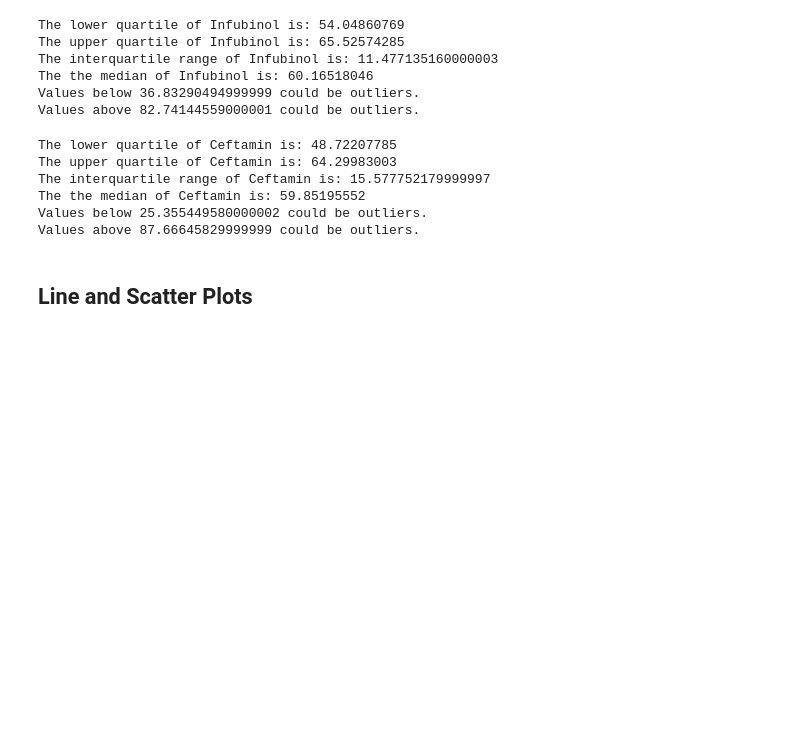
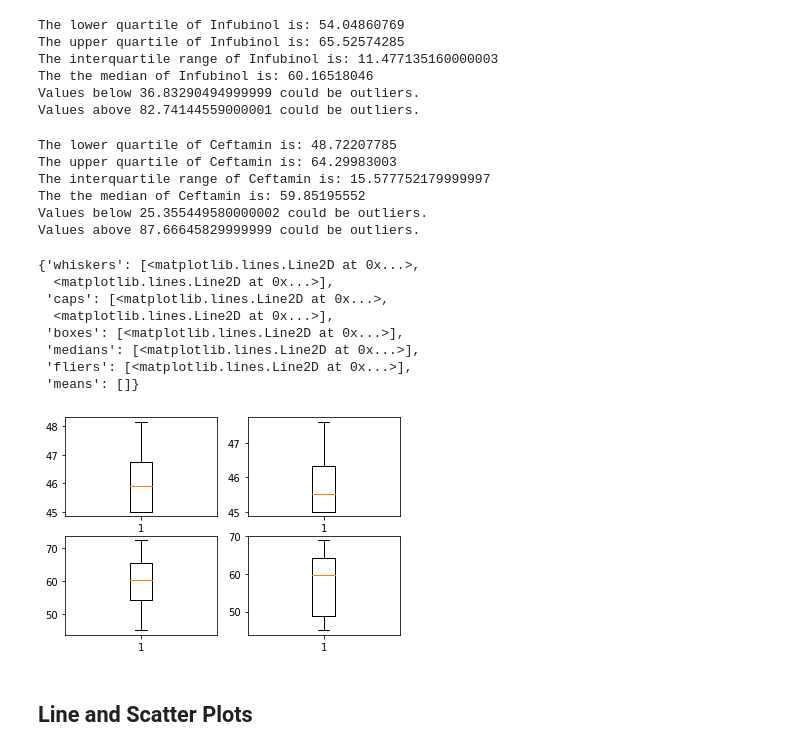
Before and after one commit to HilaryKoerner/PyMaceutical_Matplotlib_Analysis, a Jupyter notebook: Pymaceuticals-Copy4.ipynb, the cells around one changed output. Saved outputs shown, nothing was run; the diff lists cells and outputs as text; code cells hidden in the pictures; blank space fills up the shorter version.

Commit message:
created sub boxplots

```diff
--- a/Pymaceuticals-Copy4.ipynb
+++ b/Pymaceuticals-Copy4.ipynb
@@ -582,6 +592,39 @@ The interquartile range of Ceftamin is: 15.577752179999997
 The the median of Ceftamin is: 59.85195552
 Values below 25.355449580000002 could be outliers.
 Values above 87.66645829999999 could be outliers.
+# %%
+# cap_tumor_vol_data
+# fig1, ax1 = plt.subplots()
+# ax1.set_title("Final Tumor Volume - Capomulin")
+# ax1.set_ylabel("Tumor Volume (mm3)")
+# ax1.boxplot(cap_tumor_vol_data)
+# plt.show()
+
+# plt.boxplot(cap_tumor_vol_data)
+# plt.title("Final Tumor Volume - Capomulin")
+# plt.ylabel("Tumor Volume (mm3)")
+# plt.show()
+
+# data= [cap_tumor_vol_data, ram_tumor_vol_data, infu_tumor_vol_data, ceft_tumor_vol_data]
+fig = plt.figure()
+ax1 = fig.add_subplot(221)
+ax2 = fig.add_subplot(222)
+ax3 = fig.add_subplot(223)
+ax4 = fig.add_subplot(224)
+ax1.boxplot(cap_tumor_vol_data)
+ax2.boxplot(ram_tumor_vol_data)
+ax3.boxplot(infu_tumor_vol_data)
+ax4.boxplot(ceft_tumor_vol_data)
+# %% [output]
+{'whiskers': [<matplotlib.lines.Line2D at 0x...>,
+  <matplotlib.lines.Line2D at 0x...>],
+ 'caps': [<matplotlib.lines.Line2D at 0x...>,
+  <matplotlib.lines.Line2D at 0x...>],
+ 'boxes': [<matplotlib.lines.Line2D at 0x...>],
+ 'medians': [<matplotlib.lines.Line2D at 0x...>],
+ 'fliers': [<matplotlib.lines.Line2D at 0x...>],
+ 'means': []}
+[figure, added]
 # %%
 # Generate a box plot of the final tumor volume of each mouse across four regimens of interest
 # %% [markdown]
```
Also changed, not shown: parts of 2 cells of this notebook.
